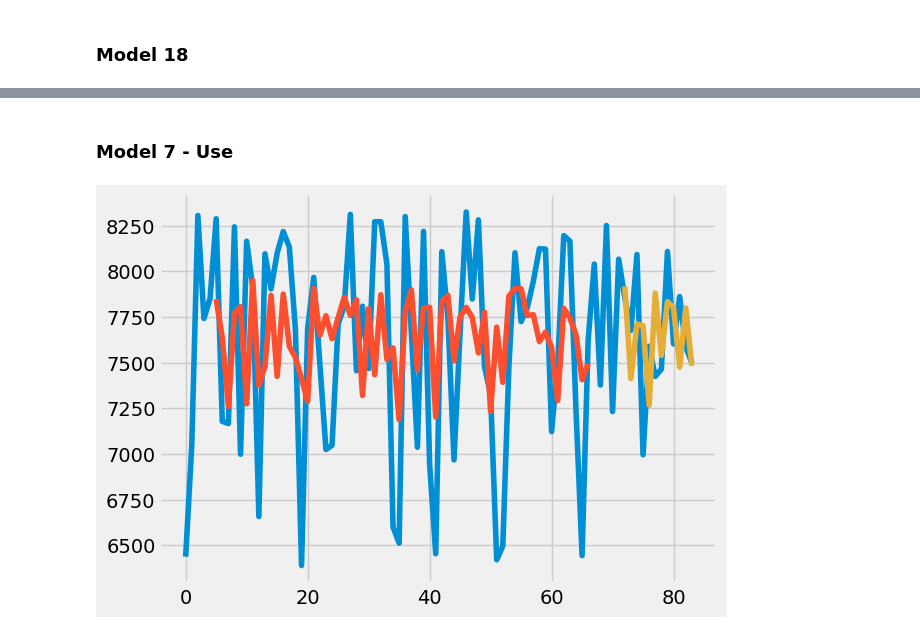
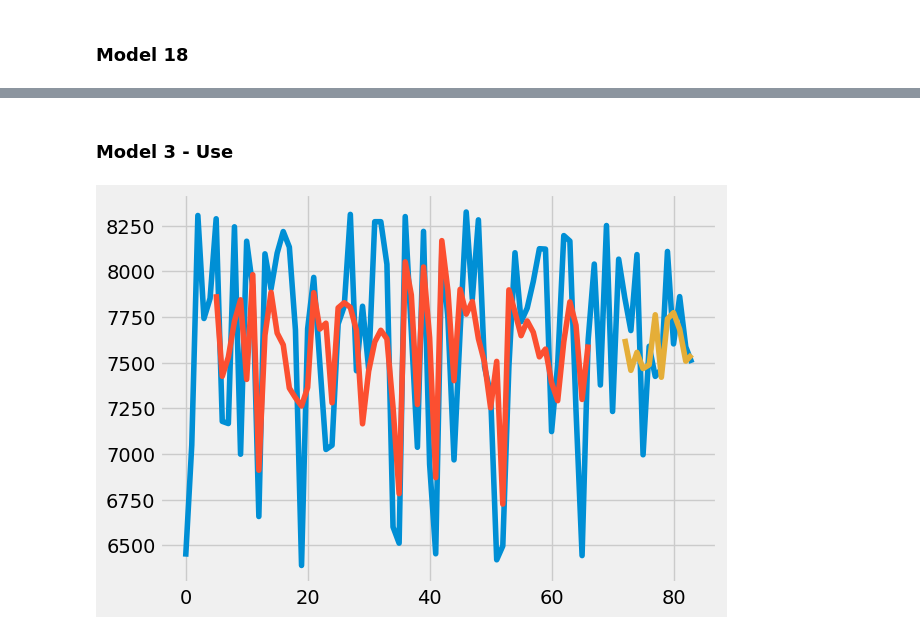
Before and after one commit to yopisaputra/SIDIK-PO, a Jupyter notebook: ann-prediction-ctm.ipynb, the cells around one changed output, grey strips where cells are left out. Cells and saved outputs as stored; diff of their text form; code cells hidden in the pictures.

Commit message:
Perbaiki hidden layer

```diff
--- a/ann-prediction-ctm.ipynb
+++ b/ann-prediction-ctm.ipynb
@@ -166,7 +166,7 @@ mape = MeanAbsolutePercentageError()
 model1 = tf.keras.models.Sequential([
     tf.keras.layers.Dense(12, input_dim=seq_size,
                           kernel_initializer=RandomUniform(minval=-1, maxval=1), bias_initializer=RandomUniform(minval=-1, maxval=1)),
-    tf.keras.layers.Dense(6, activation='sigmoid',
+    tf.keras.layers.Dense(10, activation='sigmoid',
                           kernel_initializer=RandomUniform(minval=-1, maxval=1), bias_initializer=RandomUniform(minval=-1, maxval=1)),
     tf.keras.layers.Dense(1, activation='sigmoid',
                           kernel_initializer=RandomUniform(minval=-1, maxval=1), bias_initializer=RandomUniform(minval=-1, maxval=1))
@@ -224,7 +224,7 @@ Akurasi Test :  96.23463416099548
 model2 = tf.keras.models.Sequential([
     tf.keras.layers.Dense(12, input_dim=seq_size,
                           kernel_initializer=RandomUniform(minval=-1, maxval=1), bias_initializer=RandomUniform(minval=-1, maxval=1)),
-    tf.keras.layers.Dense(6, activation='sigmoid',
+    tf.keras.layers.Dense(10, activation='sigmoid',
                           kernel_initializer=RandomUniform(minval=-1, maxval=1), bias_initializer=RandomUniform(minval=-1, maxval=1)),
     tf.keras.layers.Dense(1, activation='sigmoid',
                           kernel_initializer=RandomUniform(minval=-1, maxval=1), bias_initializer=RandomUniform(minval=-1, maxval=1))
@@ -282,7 +282,7 @@ Akurasi Test:  95.95656204223633
 model3 = tf.keras.models.Sequential([
     tf.keras.layers.Dense(12, input_dim=seq_size,
                           kernel_initializer=RandomUniform(minval=-1, maxval=1), bias_initializer=RandomUniform(minval=-1, maxval=1)),
-    tf.keras.layers.Dense(6, activation='sigmoid',
+    tf.keras.layers.Dense(10, activation='sigmoid',
                           kernel_initializer=RandomUniform(minval=-1, maxval=1), bias_initializer=RandomUniform(minval=-1, maxval=1)),
     tf.keras.layers.Dense(1, activation='sigmoid',
                           kernel_initializer=RandomUniform(minval=-1, maxval=1), bias_initializer=RandomUniform(minval=-1, maxval=1))
@@ -1207,19 +1209,19 @@ Akurasi Test:  94.85181474685669
 # %% [markdown]
-### Model 7 - Use
+### Model 3 - Use
 # %%
 trainPredictPlot = np.empty_like(df)
 trainPredictPlot[:, :] = np.nan
-trainPredictPlot[seq_size:len(trainPredict7)+seq_size, :] = trainPredict7
+trainPredictPlot[seq_size:len(trainPredict3)+seq_size, :] = trainPredict3
 
 testPredictPlot = np.empty_like(df)
 testPredictPlot[:, :] = np.nan
-testPredictPlot[len(trainPredict7)+(seq_size*2):len(df), :] = testPredict7
+testPredictPlot[len(trainPredict3)+(seq_size*2):len(df), :] = testPredict3
 
 plt.plot(scaler.inverse_transform(df))
 plt.plot(trainPredictPlot)
 plt.plot(testPredictPlot)
 plt.show()
 # %% [output]
-[figure, old version]
+[figure, new version]
 # %%
 # Save Model
```
Also changed, not shown: parts of 57 cells of this notebook, 14 other files.
